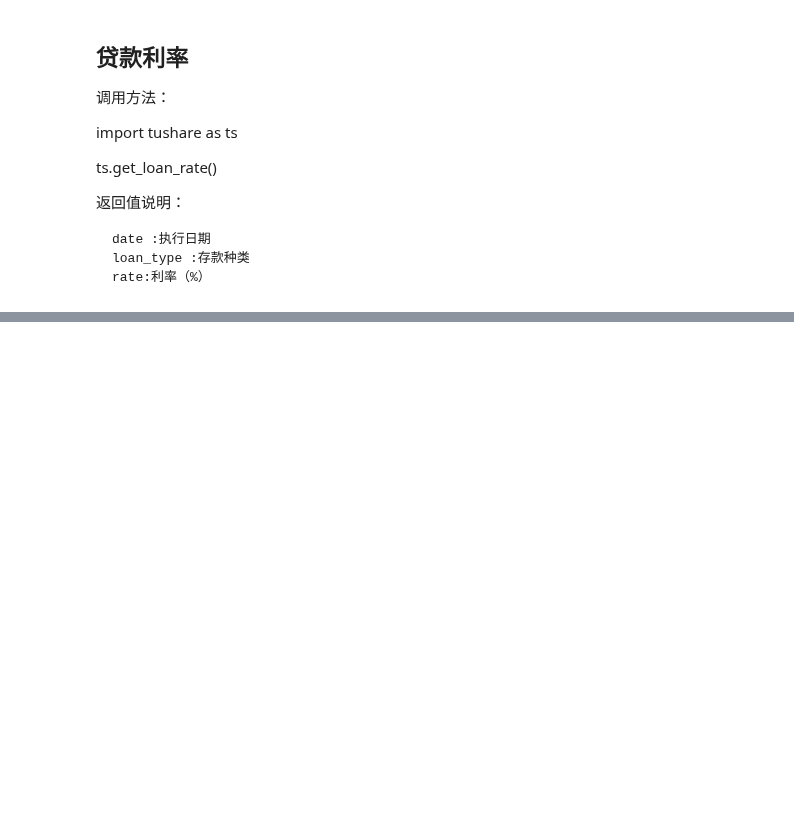
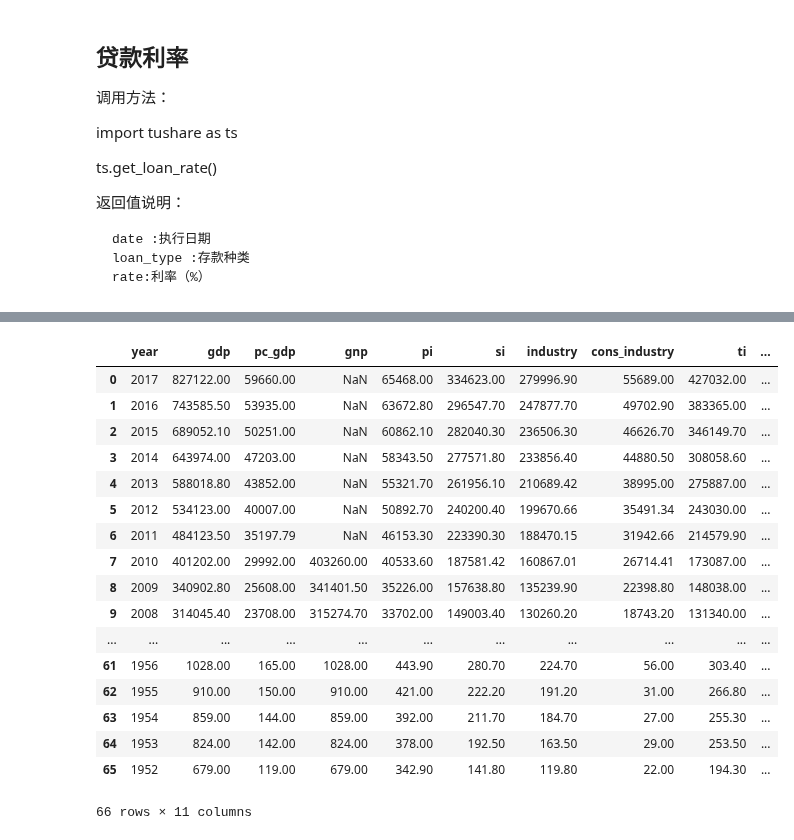
Before and after one commit to databooks/databook, a Jupyter notebook: finabook/A1-宏观经济.ipynb, the cells around one changed output, grey strips where cells are left out. Saved outputs shown, nothing was run; the diff lists cells and outputs as text; code cells hidden in the pictures; blank space fills up the shorter version.

```diff
--- a/finabook/A1-宏观经济.ipynb
+++ b/finabook/A1-宏观经济.ipynb
@@ -40,0 +237,23 @@ ts.get_loan_rate()
+# %%
+import tushare as ts
+
+ts.get_gdp_year()
+# %% [output]
+|  | year | gdp | pc_gdp | gnp | pi | si | industry | cons_industry | ti | ... |
+| 0 | 2017 | 827122.00 | 59660.00 | NaN | 65468.00 | 334623.00 | 279996.90 | 55689.00 | 427032.00 | ... |
+| 1 | 2016 | 743585.50 | 53935.00 | NaN | 63672.80 | 296547.70 | 247877.70 | 49702.90 | 383365.00 | ... |
+| 2 | 2015 | 689052.10 | 50251.00 | NaN | 60862.10 | 282040.30 | 236506.30 | 46626.70 | 346149.70 | ... |
+| 3 | 2014 | 643974.00 | 47203.00 | NaN | 58343.50 | 277571.80 | 233856.40 | 44880.50 | 308058.60 | ... |
+| 4 | 2013 | 588018.80 | 43852.00 | NaN | 55321.70 | 261956.10 | 210689.42 | 38995.00 | 275887.00 | ... |
+| 5 | 2012 | 534123.00 | 40007.00 | NaN | 50892.70 | 240200.40 | 199670.66 | 35491.34 | 243030.00 | ... |
+| 6 | 2011 | 484123.50 | 35197.79 | NaN | 46153.30 | 223390.30 | 188470.15 | 31942.66 | 214579.90 | ... |
+| 7 | 2010 | 401202.00 | 29992.00 | 403260.00 | 40533.60 | 187581.42 | 160867.01 | 26714.41 | 173087.00 | ... |
+| 8 | 2009 | 340902.80 | 25608.00 | 341401.50 | 35226.00 | 157638.80 | 135239.90 | 22398.80 | 148038.00 | ... |
+| 9 | 2008 | 314045.40 | 23708.00 | 315274.70 | 33702.00 | 149003.40 | 130260.20 | 18743.20 | 131340.00 | ... |
+| ... | ... | ... | ... | ... | ... | ... | ... | ... | ... | ... |
+| 61 | 1956 | 1028.00 | 165.00 | 1028.00 | 443.90 | 280.70 | 224.70 | 56.00 | 303.40 | ... |
+| 62 | 1955 | 910.00 | 150.00 | 910.00 | 421.00 | 222.20 | 191.20 | 31.00 | 266.80 | ... |
+| 63 | 1954 | 859.00 | 144.00 | 859.00 | 392.00 | 211.70 | 184.70 | 27.00 | 255.30 | ... |
+| 64 | 1953 | 824.00 | 142.00 | 824.00 | 378.00 | 192.50 | 163.50 | 29.00 | 253.50 | ... |
+| 65 | 1952 | 679.00 | 119.00 | 679.00 | 342.90 | 141.80 | 119.80 | 22.00 | 194.30 | ... |
+66 rows × 11 columns
```
Also changed, not shown: parts of 21 cells of this notebook, 5 other files.
